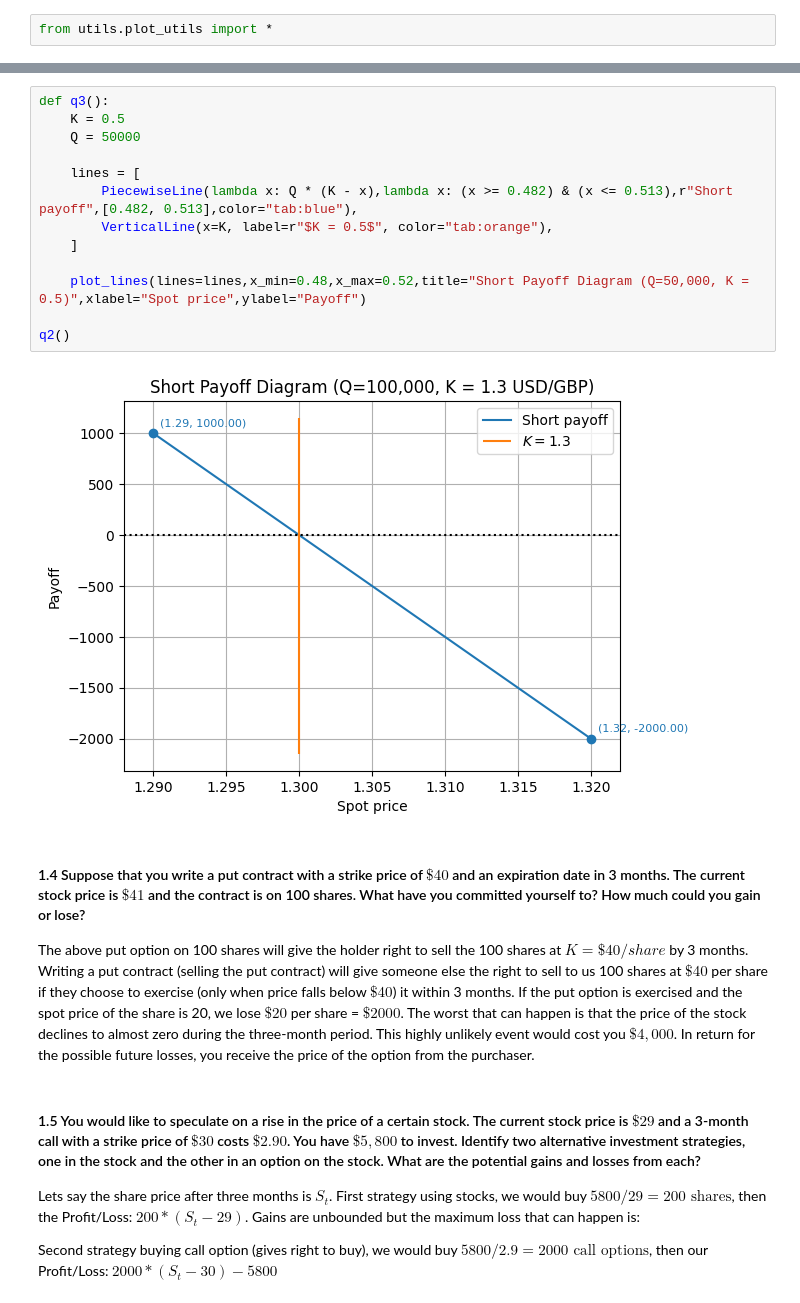
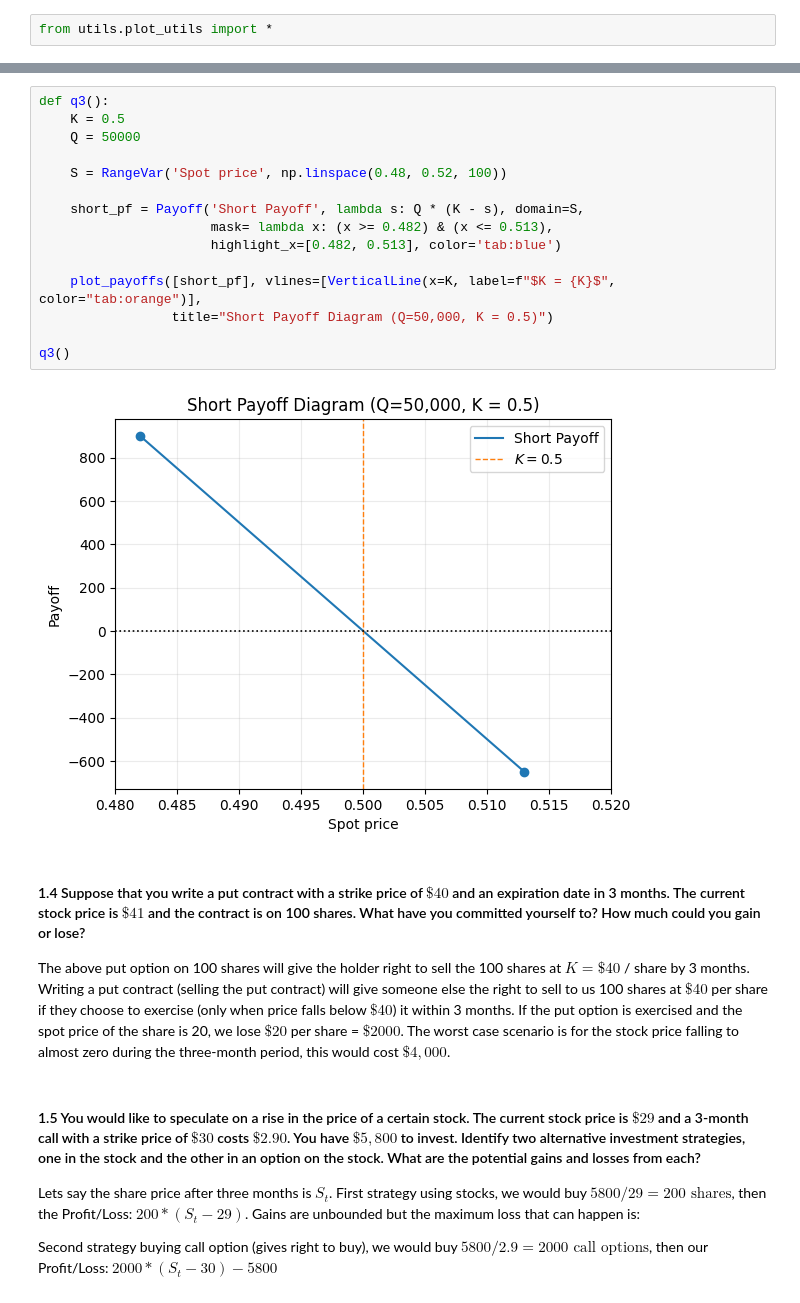
Before and after one commit to SonuKanwar7/reference-solutions, a Jupyter notebook: books/hull-11e/chapter01.ipynb, the cells around one changed output, grey strips where cells are left out. Drawn from its saved outputs; the diff is of its cells as text.

```diff
--- a/books/hull-11e/chapter01.ipynb
+++ b/books/hull-11e/chapter01.ipynb
@@ -48,23 +72,25 @@ Short futures contract means that the trader is obligated to sell 50,000 pounds
 # %%
 def q3():
     K = 0.5
     Q = 50000
 
-    lines = [
-        PiecewiseLine(lambda x: Q * (K - x),lambda x: (x >= 0.482) & (x <= 0.513),r"Short payoff",[0.482, 0.513],color="tab:blue"),
-        VerticalLine(x=K, label=r"$K = 0.5$", color="tab:orange"),
-    ]
+    S = RangeVar('Spot price', np.linspace(0.48, 0.52, 100))
 
-    plot_lines(lines=lines,x_min=0.48,x_max=0.52,title="Short Payoff Diagram (Q=50,000, K = 0.5)",xlabel="Spot price",ylabel="Payoff")
+    short_pf = Payoff('Short Payoff', lambda s: Q * (K - s), domain=S,
+                      mask= lambda x: (x >= 0.482) & (x <= 0.513),
+                      highlight_x=[0.482, 0.513], color='tab:blue')
 
-q2()
+    plot_payoffs([short_pf], vlines=[VerticalLine(x=K, label=f"$K = {K}$", color="tab:orange")],
+                 title="Short Payoff Diagram (Q=50,000, K = 0.5)")
+
+q3()
 # %% [output]
-[figure, old version]
+[figure, new version]
 # %% [markdown]
 #### 1.4 Suppose that you write a put contract with a strike price of $\$40$ and an expiration date in 3 months. The current stock price is $\$41$ and the contract is on 100 shares. What have you committed yourself to? How much could you gain or lose?
 
-The above put option on 100 shares will give the holder right to sell the 100 shares at $K=\$40 / share$ by 3 months. Writing a put contract (selling the put contract) will give someone else the right to sell to us 100 shares at $\$40$ per share if they choose to exercise (only when price falls below $\$40$) it within 3 months.
-If the put option is exercised and the spot price of the share is 20, we lose $\$20$ per share = $\$2000$. The worst that can happen is that the price of the stock declines to almost zero during the three-month period. This highly unlikely event would cost you $\$4,000$\. In return for the possible future losses, you receive the price of the option from the purchaser.
+The above put option on 100 shares will give the holder right to sell the 100 shares at $K=\$40$ / share by 3 months. Writing a put contract (selling the put contract) will give someone else the right to sell to us 100 shares at $\$40$ per share if they choose to exercise (only when price falls below $\$40$) it within 3 months.
+If the put option is exercised and the spot price of the share is 20, we lose $\$20$ per share = $\$2000$. The worst case scenario is for the stock price falling to almost zero during the three-month period, this would cost $\$4,000$\.
 # %% [markdown]
 #### 1.5 You would like to speculate on a rise in the price of a certain stock. The current stock price is $\$29$ and a 3-month call with a strike price of $\$30$ costs $\$2.90$. You have $\$5,800$ to invest. Identify two alternative investment strategies, one in the stock and the other in an option on the stock. What are the potential gains and losses from each?
 
```
Also changed, not shown: parts of 15 cells of this notebook, 2 other files.
